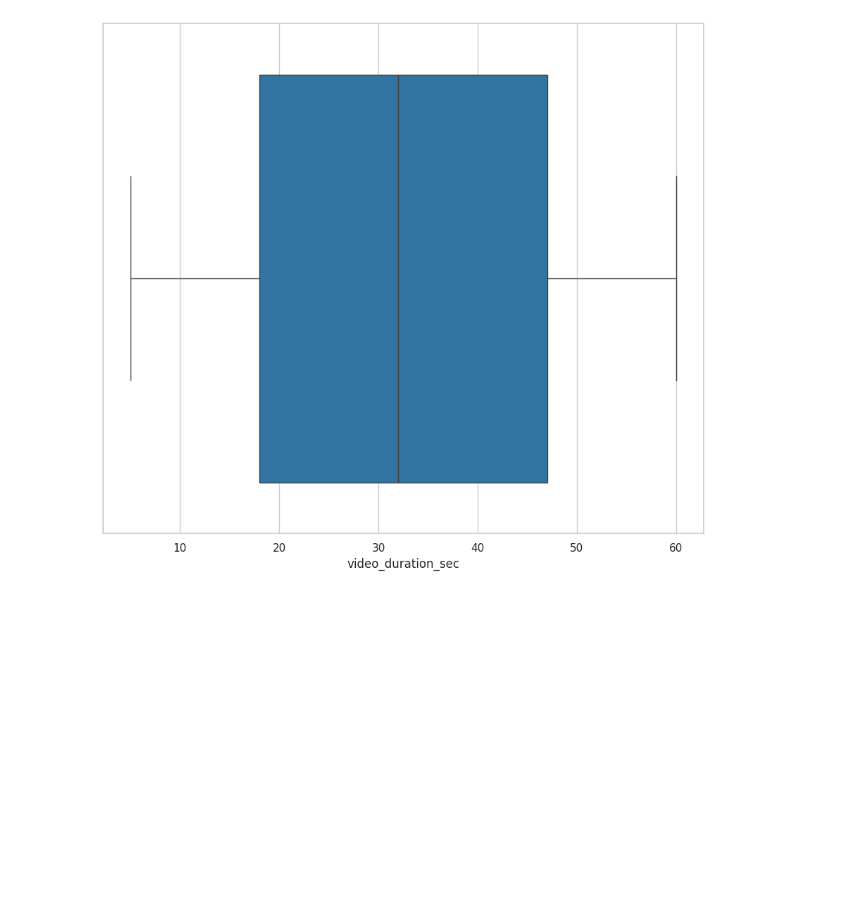
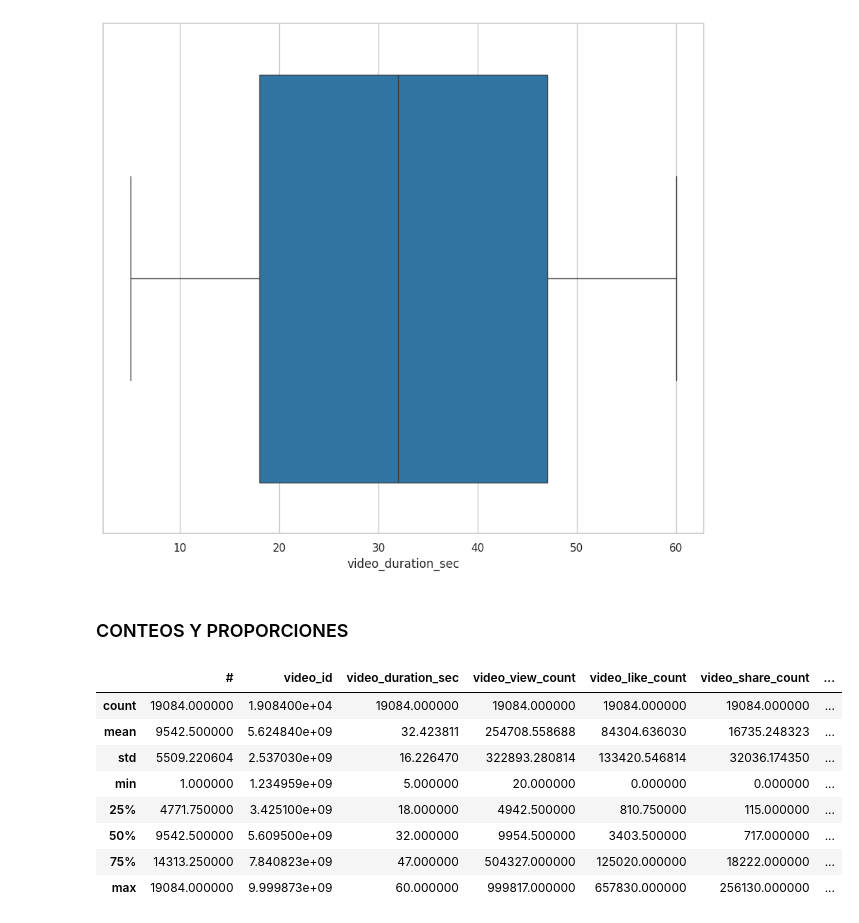
Before and after one commit to cesarmayta/BOOTCAMP_DSG1, a Jupyter notebook: trabajo_final/cesarmayta_eda_modulo3.ipynb, the cells around one changed output. Drawn from its saved outputs; the diff is of its cells as text; code cells hidden in the pictures; blank space fills up the shorter version.

```diff
--- a/trabajo_final/cesarmayta_eda_modulo3.ipynb
+++ b/trabajo_final/cesarmayta_eda_modulo3.ipynb
@@ -338,3 +343,17 @@ sns.boxplot(x=df_tiktok.video_duration_sec)
 # %% [output]
 <Axes: xlabel='video_duration_sec'>
 [figure]
+# %% [markdown]
+### CONTEOS Y PROPORCIONES
+# %%
+df_tiktok.describe()
+# %% [output]
+|  | # | video_id | video_duration_sec | video_view_count | video_like_count | video_share_count | ... |
+| count | 19084.000000 | 1.908400e+04 | 19084.000000 | 19084.000000 | 19084.000000 | 19084.000000 | ... |
+| mean | 9542.500000 | 5.624840e+09 | 32.423811 | 254708.558688 | 84304.636030 | 16735.248323 | ... |
+| std | 5509.220604 | 2.537030e+09 | 16.226470 | 322893.280814 | 133420.546814 | 32036.174350 | ... |
+| min | 1.000000 | 1.234959e+09 | 5.000000 | 20.000000 | 0.000000 | 0.000000 | ... |
+| 25% | 4771.750000 | 3.425100e+09 | 18.000000 | 4942.500000 | 810.750000 | 115.000000 | ... |
+| 50% | 9542.500000 | 5.609500e+09 | 32.000000 | 9954.500000 | 3403.500000 | 717.000000 | ... |
+| 75% | 14313.250000 | 7.840823e+09 | 47.000000 | 504327.000000 | 125020.000000 | 18222.000000 | ... |
+| max | 19084.000000 | 9.999873e+09 | 60.000000 | 999817.000000 | 657830.000000 | 256130.000000 | ... |
```
Also changed, not shown: parts of 7 cells of this notebook.
